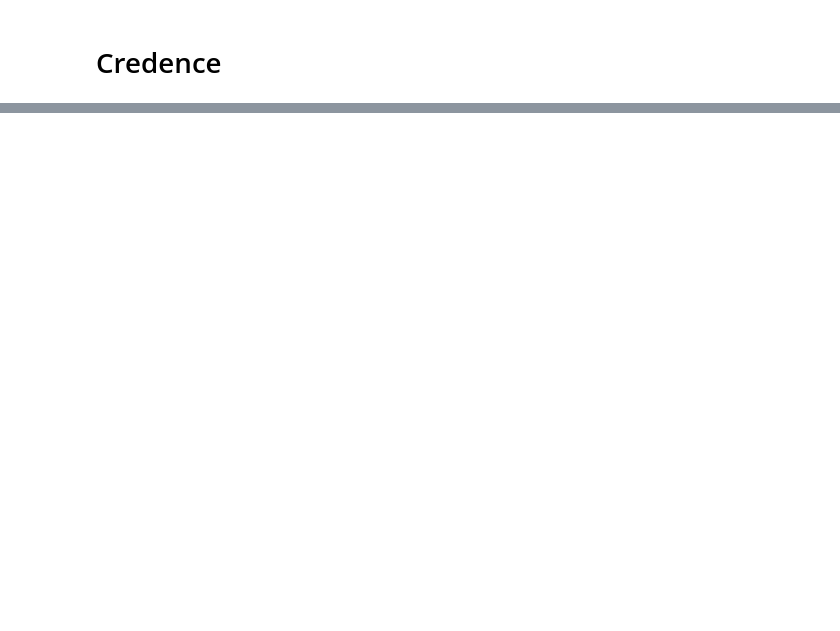
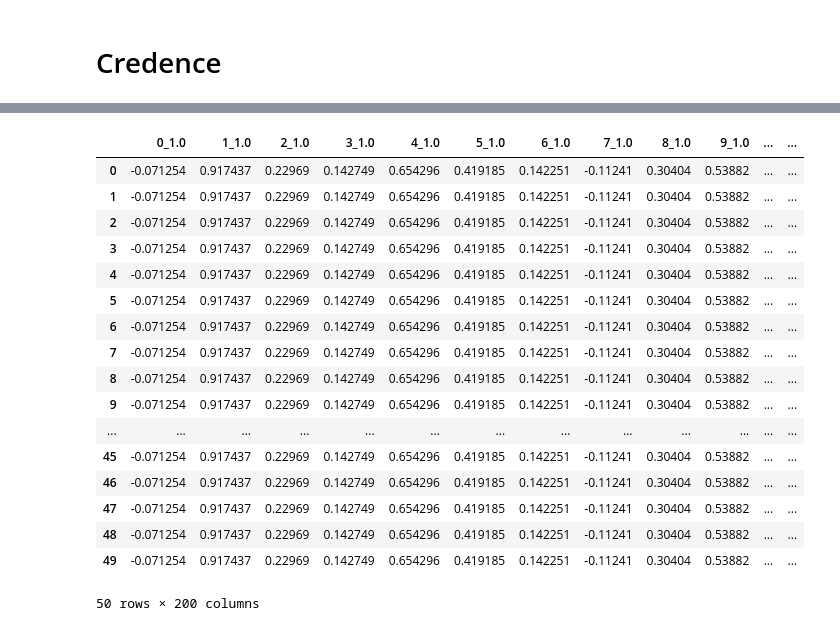
Before and after one commit to harsh-parikh/credence-to-causal-estimation, a Jupyter notebook: notebooks/coverage.ipynb, the cells around one changed output, grey strips where cells are left out. Saved outputs shown, nothing was run; the diff lists cells and outputs as text; code cells hidden in the pictures; blank space fills up the shorter version.

```diff
--- a/notebooks/coverage.ipynb
+++ b/notebooks/coverage.ipynb
@@ -134,0 +161,9 @@ No handles with labels found to put in legend.
+# %%
+def gen_donor_samples(donor_normalized,vae_model,N,T,num_samples = 50):
+    pi = vae_model.encode(donor_normalized)
+    mu, logvar = pi
+    std = torch.exp(0.5 * logvar)
+    eps = torch.randn_like(std)
+    Z = vae_model.reparameterize(pi, eps)
+    S = train_arvae.generate_example_sample(vae_model, 0, 1, T, num_samples, N, latent_values=Z)
+    return S
@@ -134,0 +292,21 @@ No handles with labels found to put in legend.
+# %%
+effect_df_post
+# %% [output]
+|  | 0_1.0 | 1_1.0 | 2_1.0 | 3_1.0 | 4_1.0 | 5_1.0 | 6_1.0 | 7_1.0 | 8_1.0 | 9_1.0 | ... | ... |
+| 0 | -0.071254 | 0.917437 | 0.22969 | 0.142749 | 0.654296 | 0.419185 | 0.142251 | -0.11241 | 0.30404 | 0.53882 | ... | ... |
+| 1 | -0.071254 | 0.917437 | 0.22969 | 0.142749 | 0.654296 | 0.419185 | 0.142251 | -0.11241 | 0.30404 | 0.53882 | ... | ... |
+| 2 | -0.071254 | 0.917437 | 0.22969 | 0.142749 | 0.654296 | 0.419185 | 0.142251 | -0.11241 | 0.30404 | 0.53882 | ... | ... |
+| 3 | -0.071254 | 0.917437 | 0.22969 | 0.142749 | 0.654296 | 0.419185 | 0.142251 | -0.11241 | 0.30404 | 0.53882 | ... | ... |
+| 4 | -0.071254 | 0.917437 | 0.22969 | 0.142749 | 0.654296 | 0.419185 | 0.142251 | -0.11241 | 0.30404 | 0.53882 | ... | ... |
+| 5 | -0.071254 | 0.917437 | 0.22969 | 0.142749 | 0.654296 | 0.419185 | 0.142251 | -0.11241 | 0.30404 | 0.53882 | ... | ... |
+| 6 | -0.071254 | 0.917437 | 0.22969 | 0.142749 | 0.654296 | 0.419185 | 0.142251 | -0.11241 | 0.30404 | 0.53882 | ... | ... |
+| 7 | -0.071254 | 0.917437 | 0.22969 | 0.142749 | 0.654296 | 0.419185 | 0.142251 | -0.11241 | 0.30404 | 0.53882 | ... | ... |
+| 8 | -0.071254 | 0.917437 | 0.22969 | 0.142749 | 0.654296 | 0.419185 | 0.142251 | -0.11241 | 0.30404 | 0.53882 | ... | ... |
+| 9 | -0.071254 | 0.917437 | 0.22969 | 0.142749 | 0.654296 | 0.419185 | 0.142251 | -0.11241 | 0.30404 | 0.53882 | ... | ... |
+| ... | ... | ... | ... | ... | ... | ... | ... | ... | ... | ... | ... | ... |
+| 45 | -0.071254 | 0.917437 | 0.22969 | 0.142749 | 0.654296 | 0.419185 | 0.142251 | -0.11241 | 0.30404 | 0.53882 | ... | ... |
+| 46 | -0.071254 | 0.917437 | 0.22969 | 0.142749 | 0.654296 | 0.419185 | 0.142251 | -0.11241 | 0.30404 | 0.53882 | ... | ... |
+| 47 | -0.071254 | 0.917437 | 0.22969 | 0.142749 | 0.654296 | 0.419185 | 0.142251 | -0.11241 | 0.30404 | 0.53882 | ... | ... |
+| 48 | -0.071254 | 0.917437 | 0.22969 | 0.142749 | 0.654296 | 0.419185 | 0.142251 | -0.11241 | 0.30404 | 0.53882 | ... | ... |
+| 49 | -0.071254 | 0.917437 | 0.22969 | 0.142749 | 0.654296 | 0.419185 | 0.142251 | -0.11241 | 0.30404 | 0.53882 | ... | ... |
+50 rows × 200 columns
```
Also changed, not shown: parts of 22 cells of this notebook, 6 other files.
